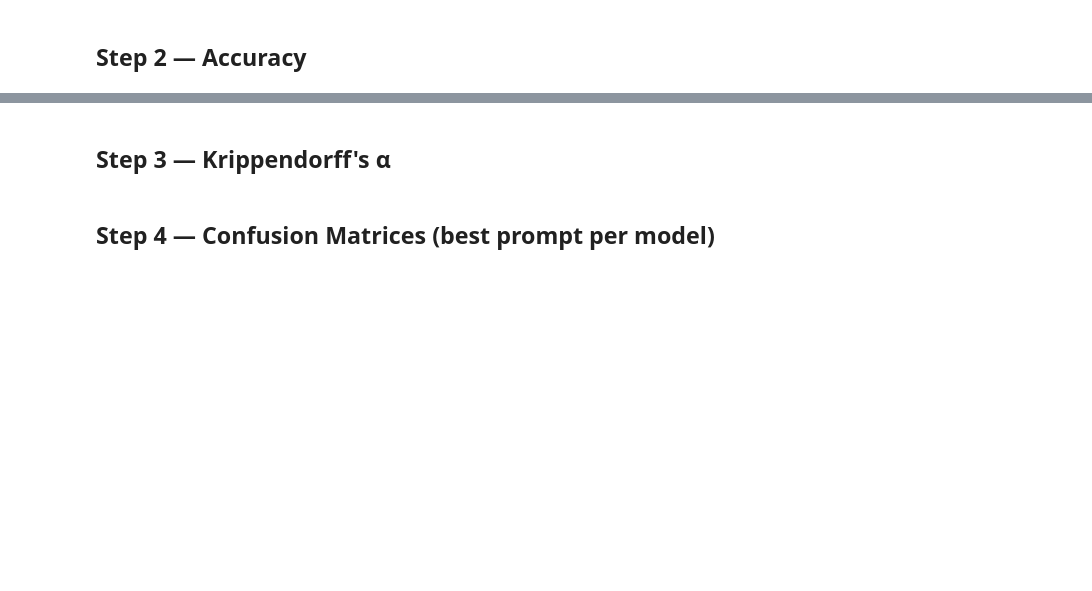
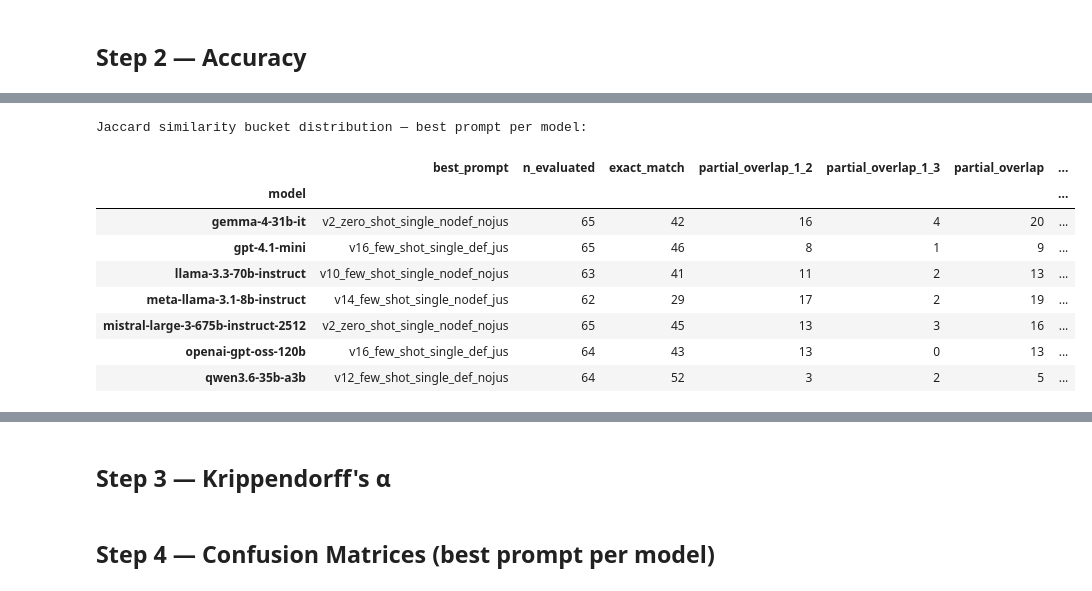
Before and after one commit to StephiBuchholz/crises_and_welfare_states, a Jupyter notebook: policy-tracker/4_analysis/step4_evaluate.ipynb, the cells around one changed output, grey strips where cells are left out. Cells and saved outputs as stored; diff of their text form; code cells hidden in the pictures; blank space fills up the shorter version.

```diff
--- a/policy-tracker/4_analysis/step4_evaluate.ipynb
+++ b/policy-tracker/4_analysis/step4_evaluate.ipynb
@@ -236,3 +214,36 @@ plt.show()
+# %%
+# ── Jaccard bucket distribution — best prompt per model ──────────────────────
+jac_bkt = jaccard_bucket_table(macro_f1_df, runs, gold)
+jac_bkt.to_csv(RESULTS_DIR / 'spf_jaccard_buckets_best_prompt.csv')
+
+print('Jaccard similarity bucket distribution — best prompt per model:')
+display(
+    jac_bkt.style
+    .format({
+        'n_evaluated':             '{:.0f}',
+        'exact_match':             '{:.0f}',
+        'partial_overlap_1_2':     '{:.0f}',
+        'partial_overlap_1_3':     '{:.0f}',
+        'partial_overlap':         '{:.0f}',
+        'no_overlap':              '{:.0f}',
+        'exact_match_pct':         '{:.1f}%',
+        'partial_overlap_1_2_pct': '{:.1f}%',
+        'partial_overlap_1_3_pct': '{:.1f}%',
+        'partial_overlap_pct':     '{:.1f}%',
+        'no_overlap_pct':          '{:.1f}%',
+    })
+)
+# %% [output]
+Jaccard similarity bucket distribution — best prompt per model:
+|  | best_prompt | n_evaluated | exact_match | partial_overlap_1_2 | partial_overlap_1_3 | partial_overlap | ... |
+| model |  |  |  |  |  |  | ... |
+| gemma-4-31b-it | v2_zero_shot_single_nodef_nojus | 65 | 42 | 16 | 4 | 20 | ... |
+| gpt-4.1-mini | v16_few_shot_single_def_jus | 65 | 46 | 8 | 1 | 9 | ... |
+| llama-3.3-70b-instruct | v10_few_shot_single_nodef_nojus | 63 | 41 | 11 | 2 | 13 | ... |
+| meta-llama-3.1-8b-instruct | v14_few_shot_single_nodef_jus | 62 | 29 | 17 | 2 | 19 | ... |
+| mistral-large-3-675b-instruct-2512 | v2_zero_shot_single_nodef_nojus | 65 | 45 | 13 | 3 | 16 | ... |
+| openai-gpt-oss-120b | v16_few_shot_single_def_jus | 64 | 43 | 13 | 0 | 13 | ... |
+| qwen3.6-35b-a3b | v12_few_shot_single_def_nojus | 64 | 52 | 3 | 2 | 5 | ... |
 # %%
 print('Per-category F1 — best prompt per model:')
 fig, ax = plt.subplots(figsize=(max(10, len(per_cat_f1_df.columns) * 1.5), max(3, len(per_cat_f1_df) * 1.2)))
```
Also changed, not shown: parts of 10 cells of this notebook, 44 other files.
